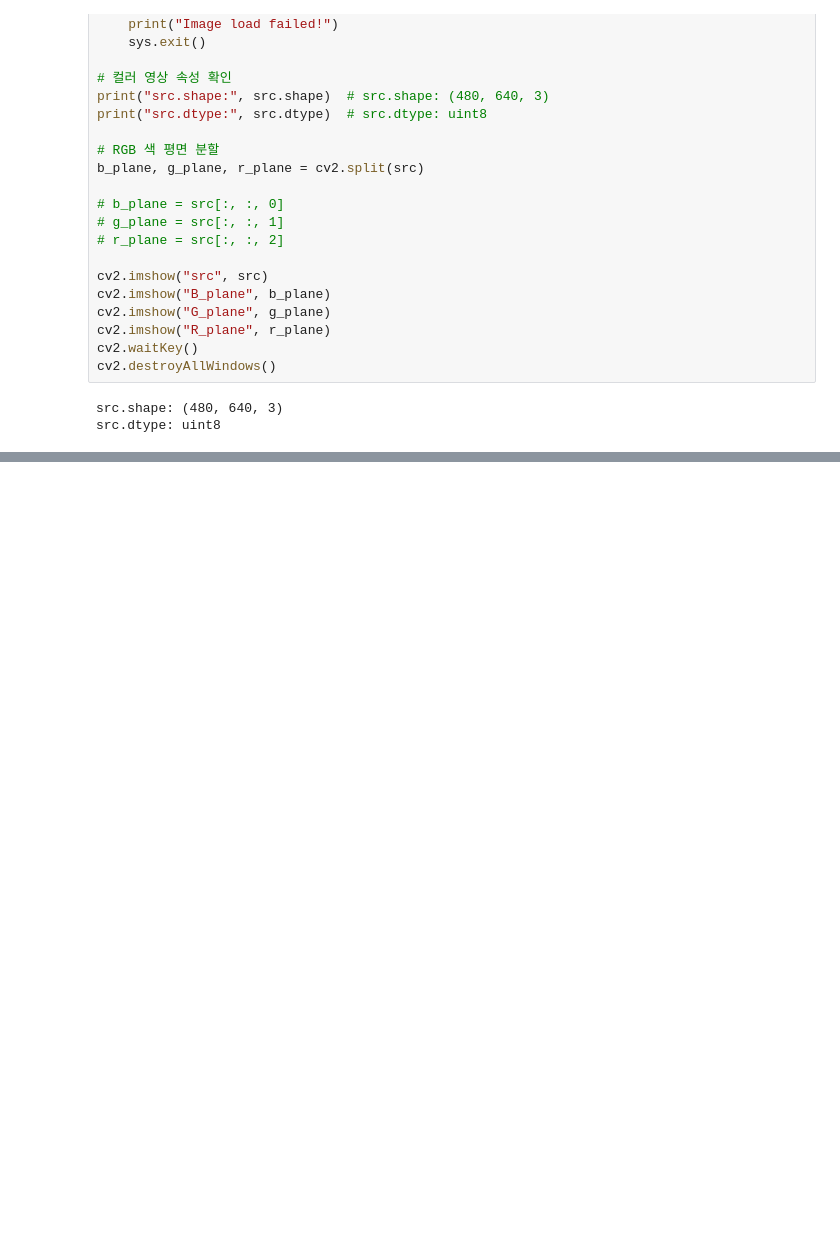
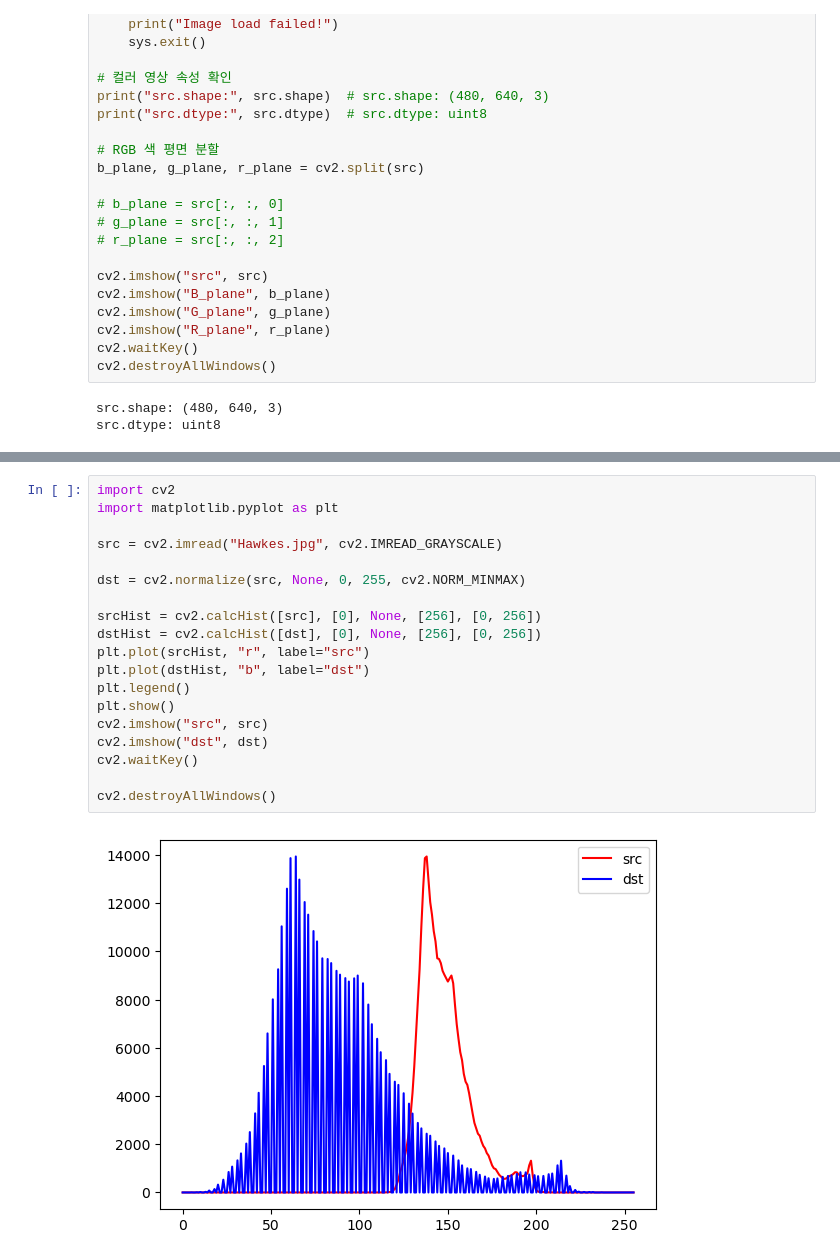
Before and after one commit to Junseon-Human/learn_python, a Jupyter notebook: 28_opencv_day2/opencv_ex2.ipynb, the cells around one changed output, grey strips where cells are left out. Saved outputs shown, nothing was run; the diff lists cells and outputs as text; blank space fills up the shorter version.

```diff
--- a/28_opencv_day2/opencv_ex2.ipynb
+++ b/28_opencv_day2/opencv_ex2.ipynb
@@ -83,0 +153,21 @@ src.dtype: uint8
+# %%
+import cv2
+import matplotlib.pyplot as plt
+
+src = cv2.imread("Hawkes.jpg", cv2.IMREAD_GRAYSCALE)
+
+dst = cv2.normalize(src, None, 0, 255, cv2.NORM_MINMAX)
+
+srcHist = cv2.calcHist([src], [0], None, [256], [0, 256])
+dstHist = cv2.calcHist([dst], [0], None, [256], [0, 256])
+plt.plot(srcHist, "r", label="src")
+plt.plot(dstHist, "b", label="dst")
+plt.legend()
+plt.show()
+cv2.imshow("src", src)
+cv2.imshow("dst", dst)
+cv2.waitKey()
+
+cv2.destroyAllWindows()
+# %% [output]
+[figure, added]
```
Also changed, not shown: parts of 52 cells of this notebook, 12 other files.
